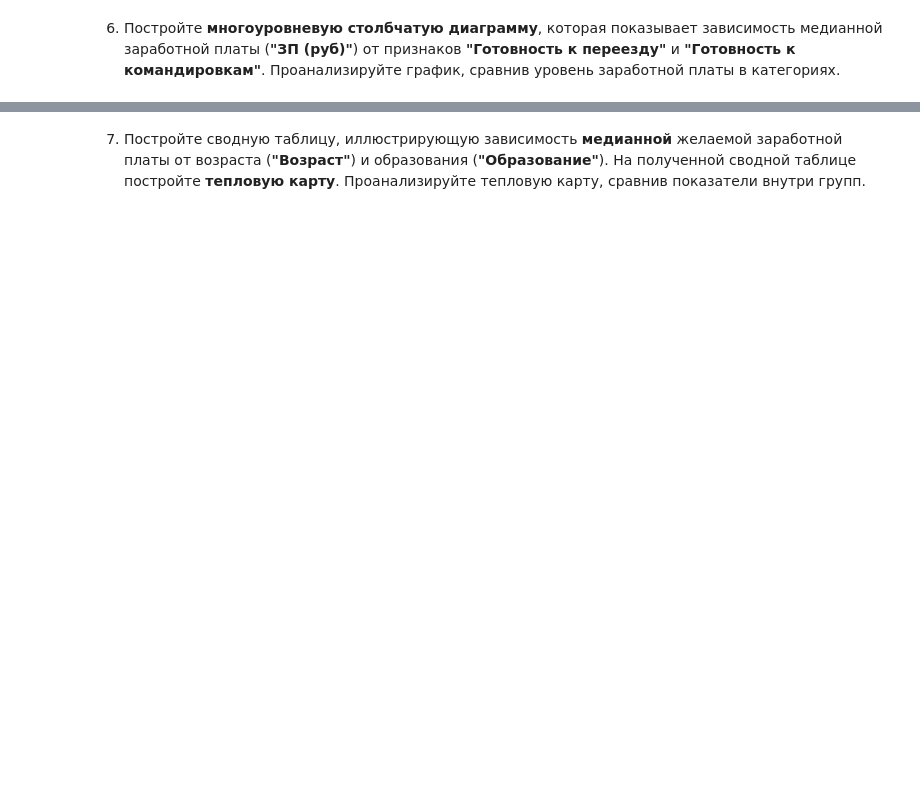
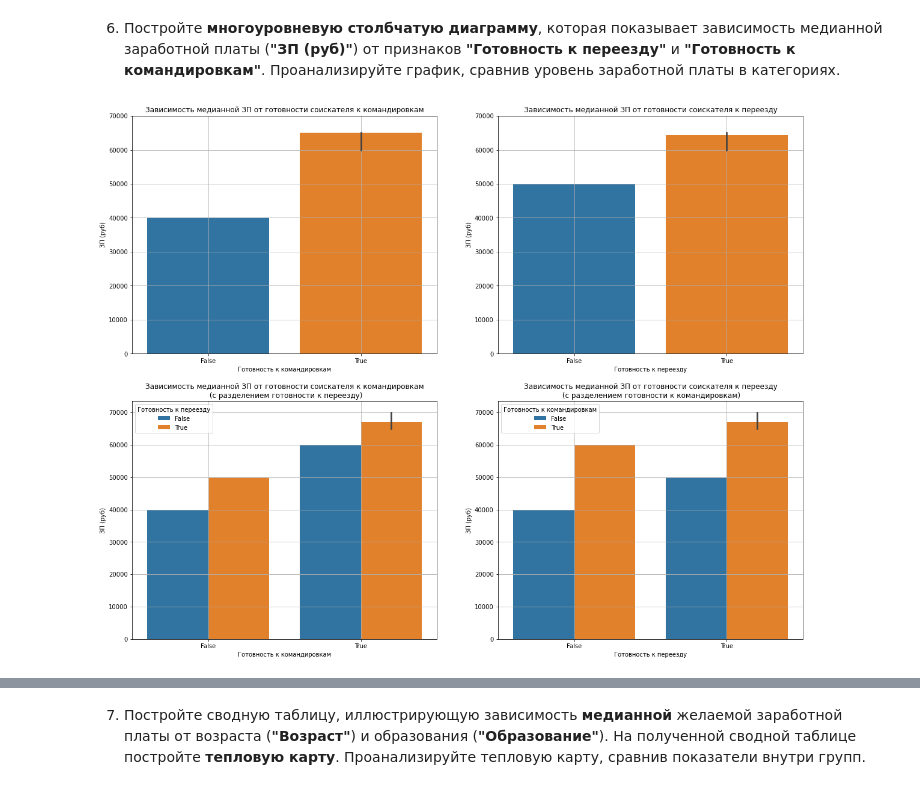
Before and after one commit to TonyVinsenty/sf_data_science, a Jupyter notebook: project_1/Project_1.ipynb, the cells around one changed output, grey strips where cells are left out. Drawn from its saved outputs; the diff is of its cells as text; code cells hidden in the pictures; blank space fills up the shorter version.

```diff
--- a/project_1/Project_1.ipynb
+++ b/project_1/Project_1.ipynb
@@ -700,0 +772,56 @@ test = hh_df['ЗП (руб)'].unique()
+# %%
+fig, axes = plt.subplots(nrows=2, ncols=2, figsize=(20,16))
+
+# Столбчатая диаграмма зависимости медианной ЗП соискателей от готовности к командировкам
+sns.barplot(
+    data=hh_df,
+    x='Готовность к командировкам',
+    y='ЗП (руб)',
+    estimator=np.median,
+    ax=axes[0][0]
+)
+axes[0][0].set_title('Зависимость медианной ЗП от готовности соискателя к командировкам')
+axes[0][0].set_yticks(range(0, 80000, 10000))
+axes[0][0].grid()
+
+# Столбчатая диаграмма зависимости медианной ЗП соискателей от готовности к переезду
+sns.barplot(
+    data=hh_df,
+    x='Готовность к переезду',
+    y='ЗП (руб)',
+    estimator=np.median,
+    ax=axes[0][1]
+)
+axes[0][1].set_title('Зависимость медианной ЗП от готовности соискателя к переезду')
+axes[0][1].set_yticks(range(0, 80000, 10000))
+axes[0][1].grid();
+
+###############################################################################################
+
+# Столбчатая диаграмма зависимости медианной ЗП соискателей от готовности к командировках (с разделением готовности к переезду)
+sns.barplot(
+    data=hh_df,
+    x='Готовность к командировкам',
+    y='ЗП (руб)',
+    hue='Готовность к переезду',
+    estimator=np.median,
+    ax=axes[1][0]
+)
+axes[1][0].set_title('Зависимость медианной ЗП от готовности соискателя к командировкам\n (с разделением готовности к переезду)')
+axes[1][0].set_yticks(range(0, 80000, 10000))
+axes[1][0].grid()
+
+# Столбчатая диаграмма зависимости медианной ЗП соискателей от готовности к переезду (с разделением готовности к командировкам)
+sns.barplot(
+    data=hh_df,
+    x='Готовность к переезду',
+    y='ЗП (руб)',
+    hue='Готовность к командировкам',
+    estimator=np.median,
+    ax=axes[1][1]
+)
+axes[1][1].set_title('Зависимость медианной ЗП от готовности соискателя к переезду\n (с разделением готовности к командировкам)')
+axes[1][1].set_yticks(range(0, 80000, 10000))
+axes[1][1].grid();
+# %% [output]
+[figure, added]
```
Also changed, not shown: parts of 56 cells of this notebook.
